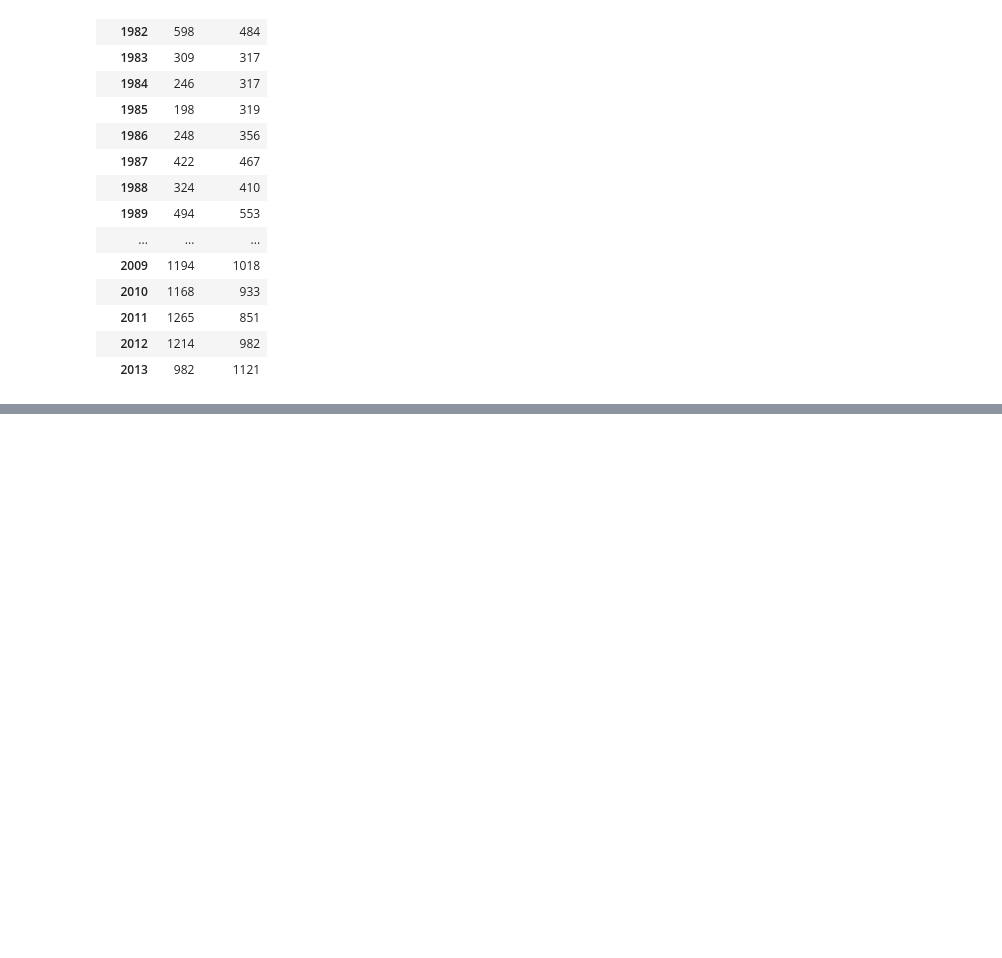
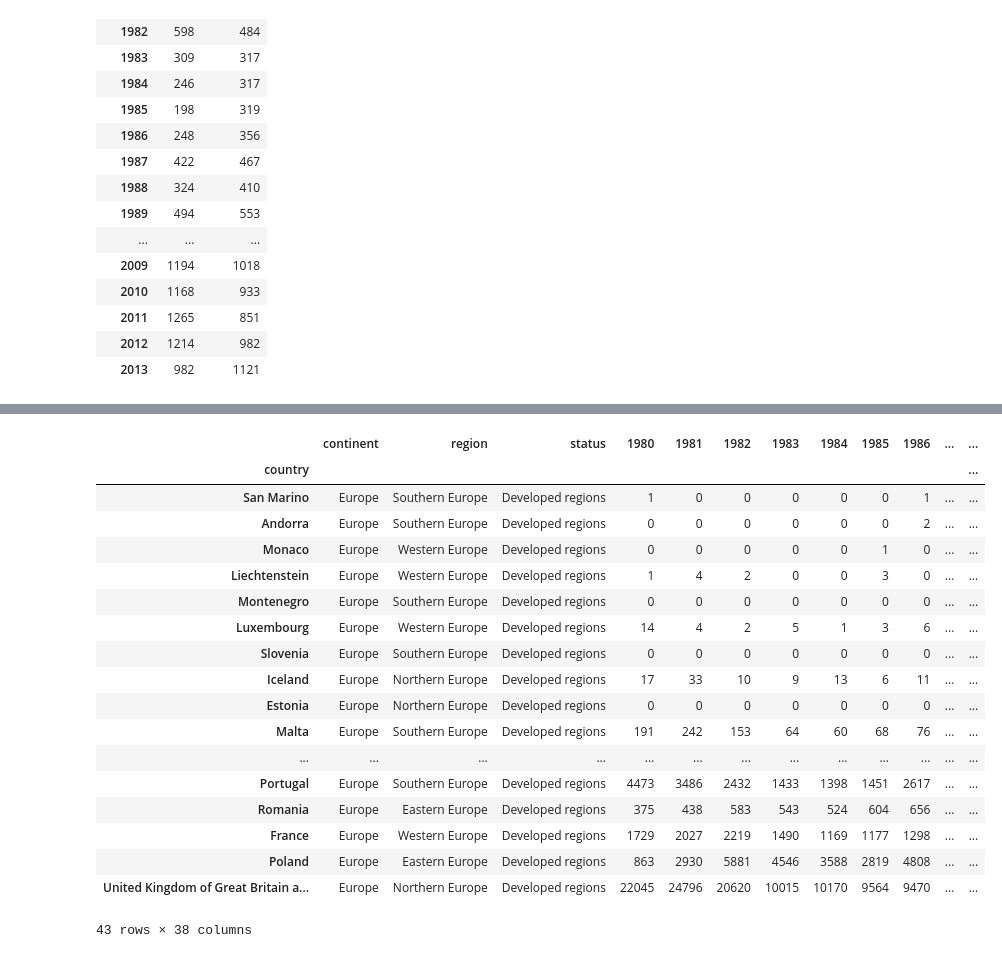
Before and after one commit to sshikhar99/2024-jan-pydsda-mttf-630pm, a Jupyter notebook: ui/pandas.ipynb, the cells around one changed output, grey strips where cells are left out. Cells and saved outputs as stored; diff of their text form; code cells hidden in the pictures; blank space fills up the shorter version.

```diff
--- a/ui/pandas.ipynb
+++ b/ui/pandas.ipynb
@@ -190,0 +239,22 @@ px.line(country_df,
+# %%
+df[df['continent'] == 'Europe']
+# %% [output]
+|  | continent | region | status | 1980 | 1981 | 1982 | 1983 | 1984 | 1985 | 1986 | ... | ... |
+| country |  |  |  |  |  |  |  |  |  |  |  | ... |
+| San Marino | Europe | Southern Europe | Developed regions | 1 | 0 | 0 | 0 | 0 | 0 | 1 | ... | ... |
+| Andorra | Europe | Southern Europe | Developed regions | 0 | 0 | 0 | 0 | 0 | 0 | 2 | ... | ... |
+| Monaco | Europe | Western Europe | Developed regions | 0 | 0 | 0 | 0 | 0 | 1 | 0 | ... | ... |
+| Liechtenstein | Europe | Western Europe | Developed regions | 1 | 4 | 2 | 0 | 0 | 3 | 0 | ... | ... |
+| Montenegro | Europe | Southern Europe | Developed regions | 0 | 0 | 0 | 0 | 0 | 0 | 0 | ... | ... |
+| Luxembourg | Europe | Western Europe | Developed regions | 14 | 4 | 2 | 5 | 1 | 3 | 6 | ... | ... |
+| Slovenia | Europe | Southern Europe | Developed regions | 0 | 0 | 0 | 0 | 0 | 0 | 0 | ... | ... |
+| Iceland | Europe | Northern Europe | Developed regions | 17 | 33 | 10 | 9 | 13 | 6 | 11 | ... | ... |
+| Estonia | Europe | Northern Europe | Developed regions | 0 | 0 | 0 | 0 | 0 | 0 | 0 | ... | ... |
+| Malta | Europe | Southern Europe | Developed regions | 191 | 242 | 153 | 64 | 60 | 68 | 76 | ... | ... |
+| ... | ... | ... | ... | ... | ... | ... | ... | ... | ... | ... | ... | ... |
+| Portugal | Europe | Southern Europe | Developed regions | 4473 | 3486 | 2432 | 1433 | 1398 | 1451 | 2617 | ... | ... |
+| Romania | Europe | Eastern Europe | Developed regions | 375 | 438 | 583 | 543 | 524 | 604 | 656 | ... | ... |
+| France | Europe | Western Europe | Developed regions | 1729 | 2027 | 2219 | 1490 | 1169 | 1177 | 1298 | ... | ... |
+| Poland | Europe | Eastern Europe | Developed regions | 863 | 2930 | 5881 | 4546 | 3588 | 2819 | 4808 | ... | ... |
+| United Kingdom of Great Britain a... | Europe | Northern Europe | Developed regions | 22045 | 24796 | 20620 | 10015 | 10170 | 9564 | 9470 | ... | ... |
+43 rows × 38 columns
```
Also changed, not shown: parts of 9 cells of this notebook.
